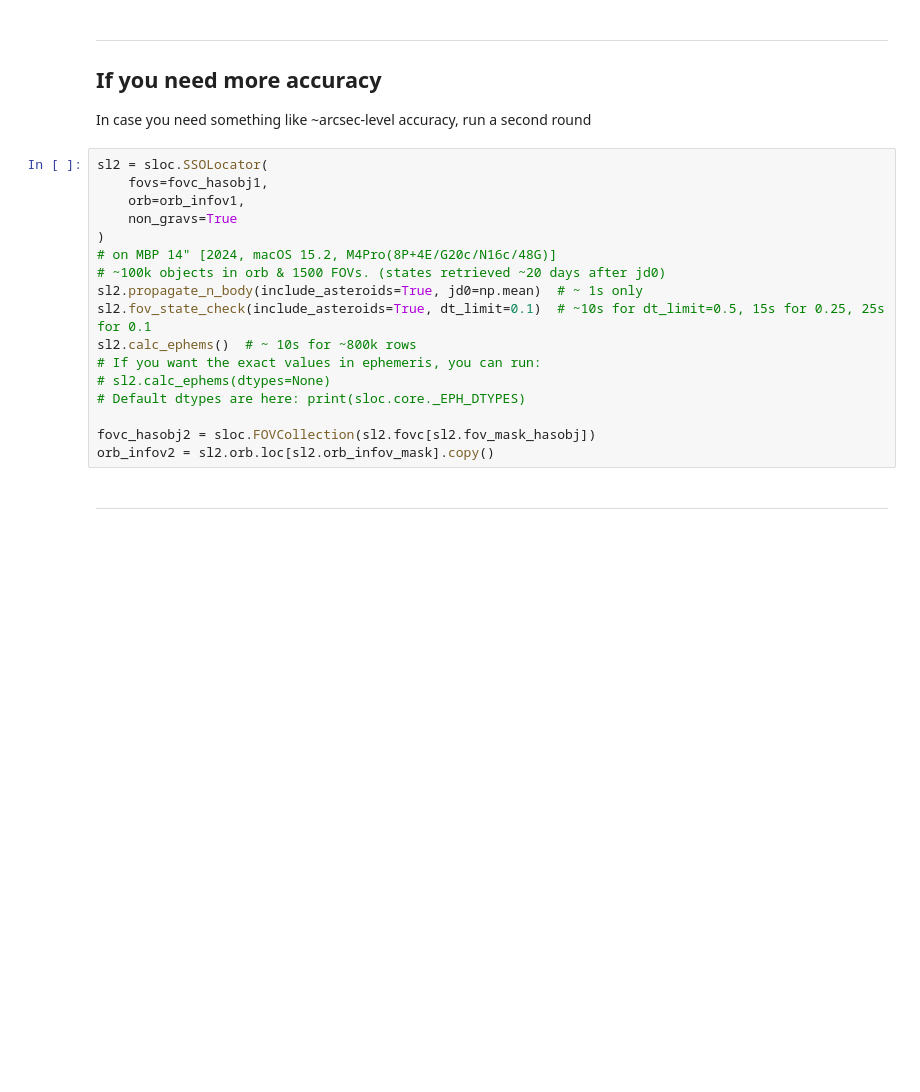
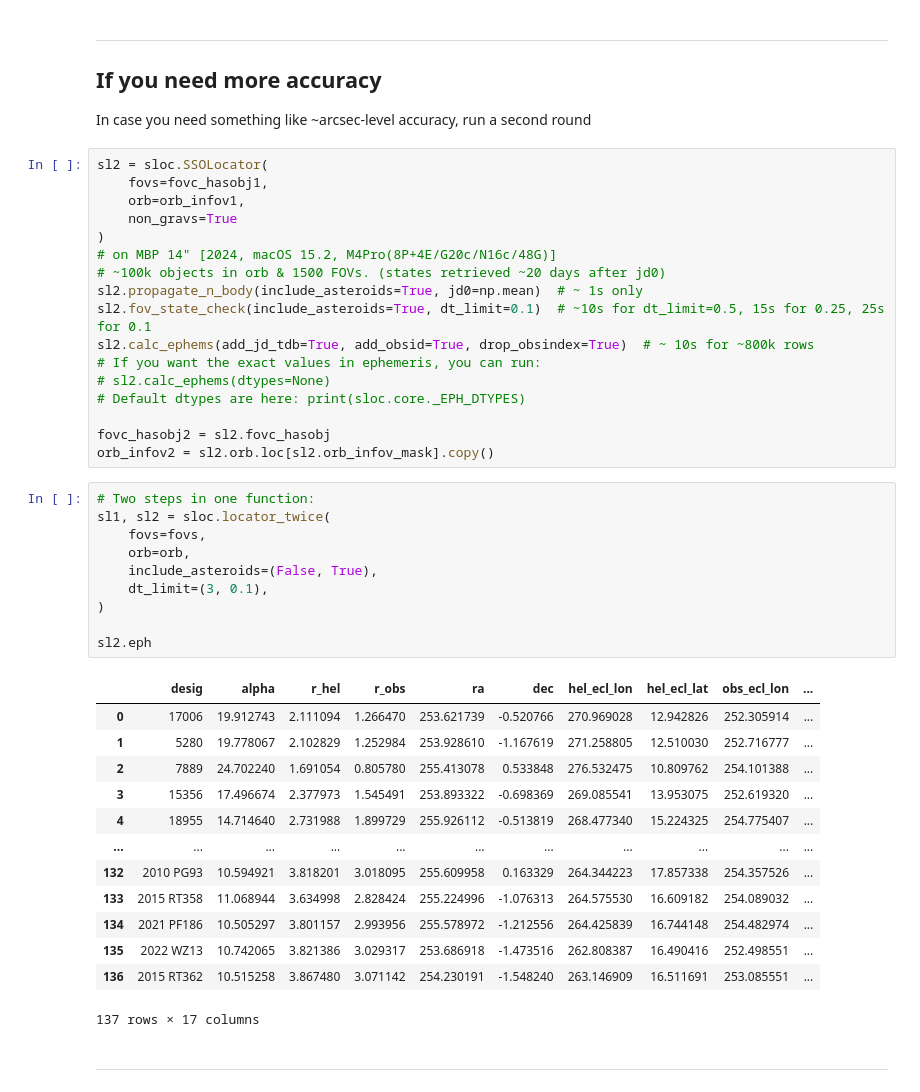
Before and after one commit to ysBach/skyloc, a Jupyter notebook: docs/01-SNU-SOLO_SRO.ipynb, the cells around one changed output. Drawn from its saved outputs; the diff is of its cells as text; blank space fills up the shorter version.

```diff
--- a/docs/01-SNU-SOLO_SRO.ipynb
+++ b/docs/01-SNU-SOLO_SRO.ipynb
@@ -135,13 +135,37 @@ sl2 = sloc.SSOLocator(
 # ~100k objects in orb & 1500 FOVs. (states retrieved ~20 days after jd0)
 sl2.propagate_n_body(include_asteroids=True, jd0=np.mean)  # ~ 1s only
 sl2.fov_state_check(include_asteroids=True, dt_limit=0.1)  # ~10s for dt_limit=0.5, 15s for 0.25, 25s for 0.1
-sl2.calc_ephems()  # ~ 10s for ~800k rows
+sl2.calc_ephems(add_jd_tdb=True, add_obsid=True, drop_obsindex=True)  # ~ 10s for ~800k rows
 # If you want the exact values in ephemeris, you can run:
 # sl2.calc_ephems(dtypes=None)
 # Default dtypes are here: print(sloc.core._EPH_DTYPES)
 
-fovc_hasobj2 = sloc.FOVCollection(sl2.fovc[sl2.fov_mask_hasobj])
+fovc_hasobj2 = sl2.fovc_hasobj
 orb_infov2 = sl2.orb.loc[sl2.orb_infov_mask].copy()
+# %%
+# Two steps in one function:
+sl1, sl2 = sloc.locator_twice(
+    fovs=fovs,
+    orb=orb,
+    include_asteroids=(False, True),
+    dt_limit=(3, 0.1),
+)
+
+sl2.eph
+# %% [output]
+|  | desig | alpha | r_hel | r_obs | ra | dec | hel_ecl_lon | hel_ecl_lat | obs_ecl_lon | ... |
+| 0 | 17006 | 19.912743 | 2.111094 | 1.266470 | 253.621739 | -0.520766 | 270.969028 | 12.942826 | 252.305914 | ... |
+| 1 | 5280 | 19.778067 | 2.102829 | 1.252984 | 253.928610 | -1.167619 | 271.258805 | 12.510030 | 252.716777 | ... |
+| 2 | 7889 | 24.702240 | 1.691054 | 0.805780 | 255.413078 | 0.533848 | 276.532475 | 10.809762 | 254.101388 | ... |
+| 3 | 15356 | 17.496674 | 2.377973 | 1.545491 | 253.893322 | -0.698369 | 269.085541 | 13.953075 | 252.619320 | ... |
+| 4 | 18955 | 14.714640 | 2.731988 | 1.899729 | 255.926112 | -0.513819 | 268.477340 | 15.224325 | 254.775407 | ... |
+| ... | ... | ... | ... | ... | ... | ... | ... | ... | ... | ... |
+| 132 | 2010 PG93 | 10.594921 | 3.818201 | 3.018095 | 255.609958 | 0.163329 | 264.344223 | 17.857338 | 254.357526 | ... |
+| 133 | 2015 RT358 | 11.068944 | 3.634998 | 2.828424 | 255.224996 | -1.076313 | 264.575530 | 16.609182 | 254.089032 | ... |
+| 134 | 2021 PF186 | 10.505297 | 3.801157 | 2.993956 | 255.578972 | -1.212556 | 264.425839 | 16.744148 | 254.482974 | ... |
+| 135 | 2022 WZ13 | 10.742065 | 3.821386 | 3.029317 | 253.686918 | -1.473516 | 262.808387 | 16.490416 | 252.498551 | ... |
+| 136 | 2015 RT362 | 10.515258 | 3.867480 | 3.071142 | 254.230191 | -1.548240 | 263.146909 | 16.511691 | 253.085551 | ... |
+137 rows × 17 columns
 # %% [markdown]
 -----
 # %%
```
Also changed, not shown: parts of 1 cell of this notebook.
